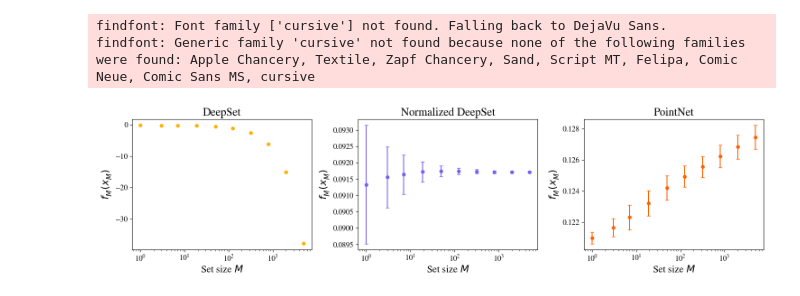
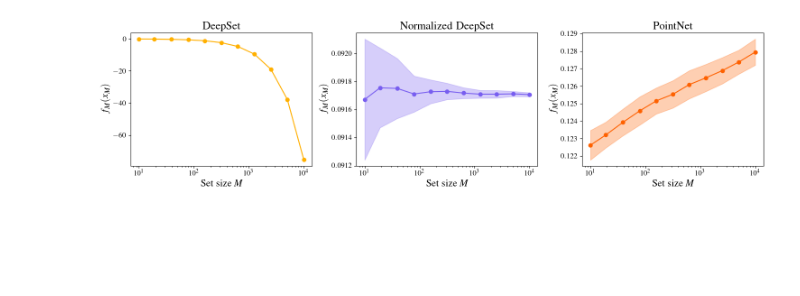
Before and after one commit to yuxinma98/transferring_transferability, a Jupyter notebook: DeepSet/transferability.ipynb, the cells around one changed output. Cells and saved outputs as stored; diff of their text form; code cells hidden in the pictures; blank space fills up the shorter version.

Commit message:
DS: adjust plots.

```diff
--- a/DeepSet/transferability.ipynb
+++ b/DeepSet/transferability.ipynb
@@ -15,7 +16,7 @@ from Anydim_transferability import typesetting
 typesetting()
 # %%
-n_samples = 1000
-log_n_range = np.arange(0.1, 4, 0.4)
+n_samples = 100
+log_n_range = np.arange(1, 4.1, 0.3)
 torch.manual_seed(50)
 # fix input distribution
 gaussian = torch.distributions.Normal(loc=0.0, scale=1.0)
@@ -35,39 +36,57 @@ models = {
     "Normalized DeepSet": normalized_deepset,
     "PointNet": pointnet,
 }
 outputs = {}
 for model_name, model in models.items():
     outputs.setdefault(model_name, [])
     for i, n in enumerate(n_range):
         X = gaussian.sample((n_samples, n)).unsqueeze(-1)
         with torch.no_grad():
             output = model(X)
             outputs[model_name].append(output)
 
 # plot
 fig, axs = plt.subplots(1, 3, figsize=(15, 4))
 
 for ax, (model_name, color) in zip(axs, color_dict.items()):
-    ax.errorbar(
+    # ax.errorbar(
+    #     n_range,
+    #     [float(outputs[model_name][i].mean(dim=0).squeeze()) for i in range(len(n_range))],
+    #     [float(outputs[model_name][i].std(dim=0).squeeze()) for i in range(len(n_range))],
+    #     fmt="o",
+    #     capsize=3,
+    #     markersize=5,
+    #     color=color,
+    # )
+    ax.plot(
         n_range,
         [float(outputs[model_name][i].mean(dim=0).squeeze()) for i in range(len(n_range))],
-        [float(outputs[model_name][i].std(dim=0).squeeze()) for i in range(len(n_range))],
-        fmt="o",
-        capsize=3,
-        markersize=5,
+        "o-",
         color=color,
+    )
+    ax.fill_between(
+        n_range,
+        [
+            float(outputs[model_name][i].mean(dim=0).squeeze())
+            - float(outputs[model_name][i].std(dim=0).squeeze())
+            for i in range(len(n_range))
+        ],
+        [
+            float(outputs[model_name][i].mean(dim=0).squeeze())
+            + float(outputs[model_name][i].std(dim=0).squeeze())
+            for i in range(len(n_range))
+        ],
+        color=color,
+        alpha=0.3,
     )
     ax.set_xscale("log")
     ax.set_xlabel(r"Set size $M$", fontsize=16)
     ax.set_ylabel(r"$f_M(x_M)$", fontsize=16)
     ax.set_title(model_name, fontsize=18)
     ax.tick_params(axis="both", which="major", labelsize=12)
 
 plt.tight_layout()
-plt.savefig(CURRENT_DIR + "/log/transferability/deepset_transferability_outputs.png")
 plt.savefig(CURRENT_DIR + "/log/transferability/deepset_transferability_outputs.pdf")
 plt.show()
 # %% [output]
-findfont: Font family ['cursive'] not found. Falling back to DejaVu Sans.
-findfont: Generic family 'cursive' not found because none of the following families were found: Apple Chancery, Textile, Zapf Chancery, Sand, Script MT, Felipa, Comic Neue, Comic Sans MS, cursive
-[figure, old version]
+[figure, new version]
```
Also changed, not shown: parts of 4 cells of this notebook, 2 other files.
